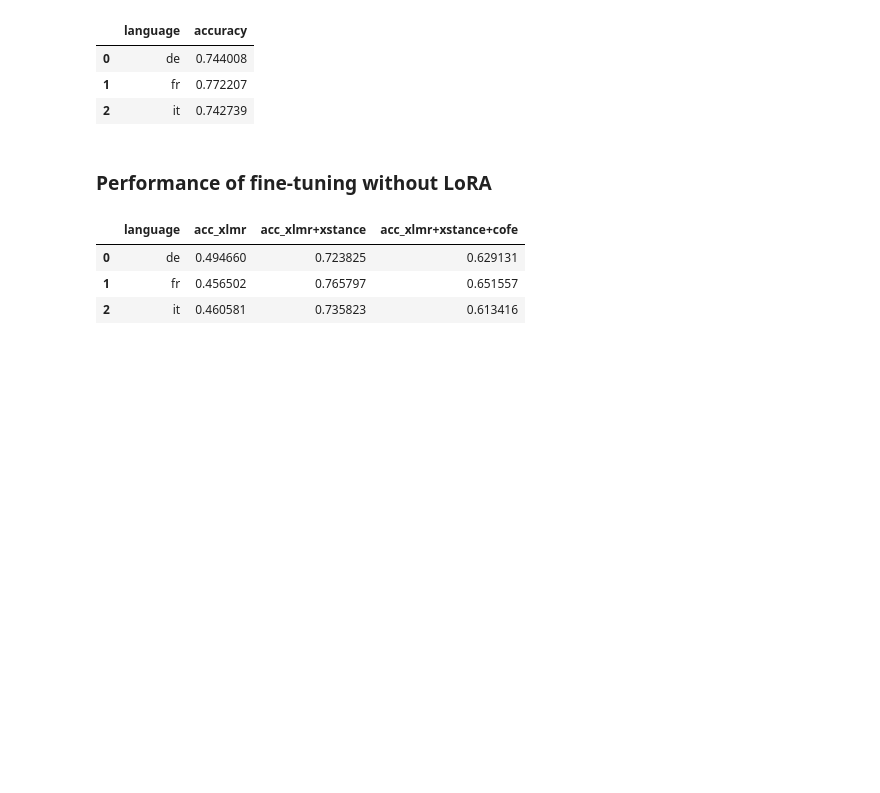
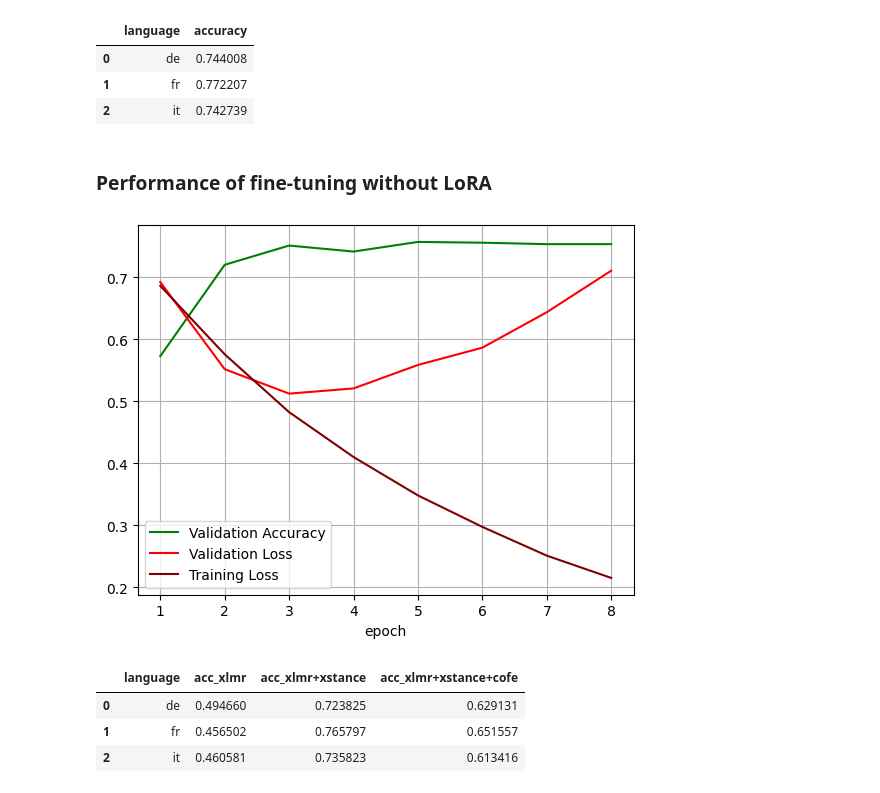
Before and after one commit to NazaninShafiabadi/StanceDetection, a Jupyter notebook: analysis/CoFE.ipynb, the cells around one changed output. Cells and saved outputs as stored; diff of their text form; code cells hidden in the pictures; blank space fills up the shorter version.

```diff
--- a/analysis/CoFE.ipynb
+++ b/analysis/CoFE.ipynb
@@ -87,6 +87,11 @@ cofe_xstance_acc_wrt_xstance
 | 2 | it | 0.742739 |
 # %% [markdown]
 ### Performance of fine-tuning without LoRA
+# %%
+model_dir = "../models/xlmr+xstance"
+plot_metrics(model_dir)
+# %% [output]
+[figure, added]
 # %%
 xlmr_xstance_preds = pd.read_csv('../predictions/xlmr+xstance_preds.csv')
 xlmr_xstance_acc = compute_accuracy(xlmr_xstance_preds, 'label', 'prediction')
```
Also changed, not shown: parts of 3 cells of this notebook, 2 other files.
